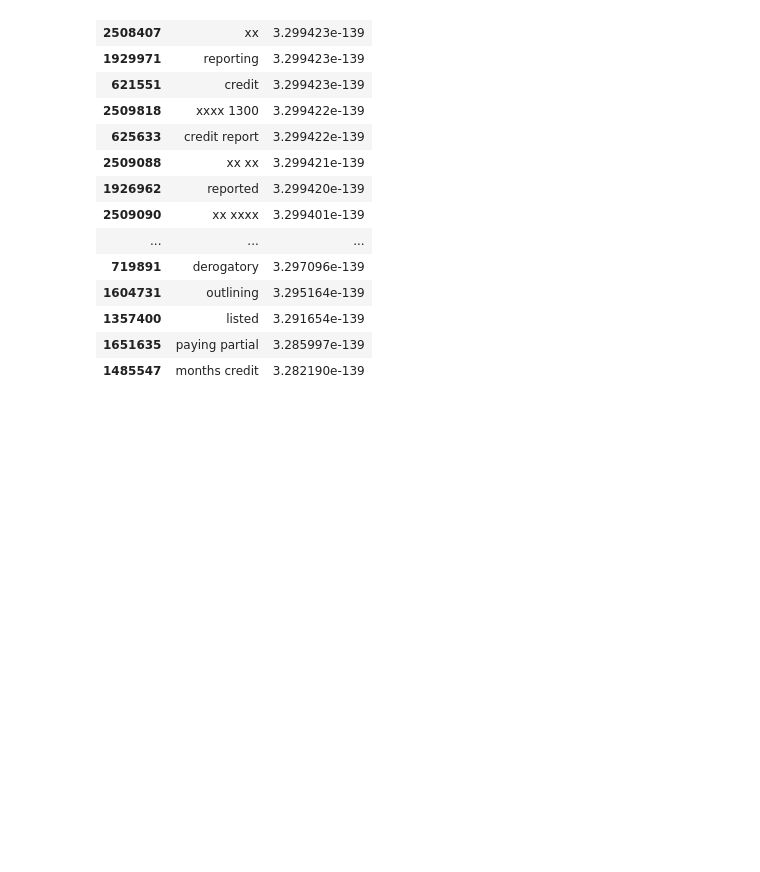
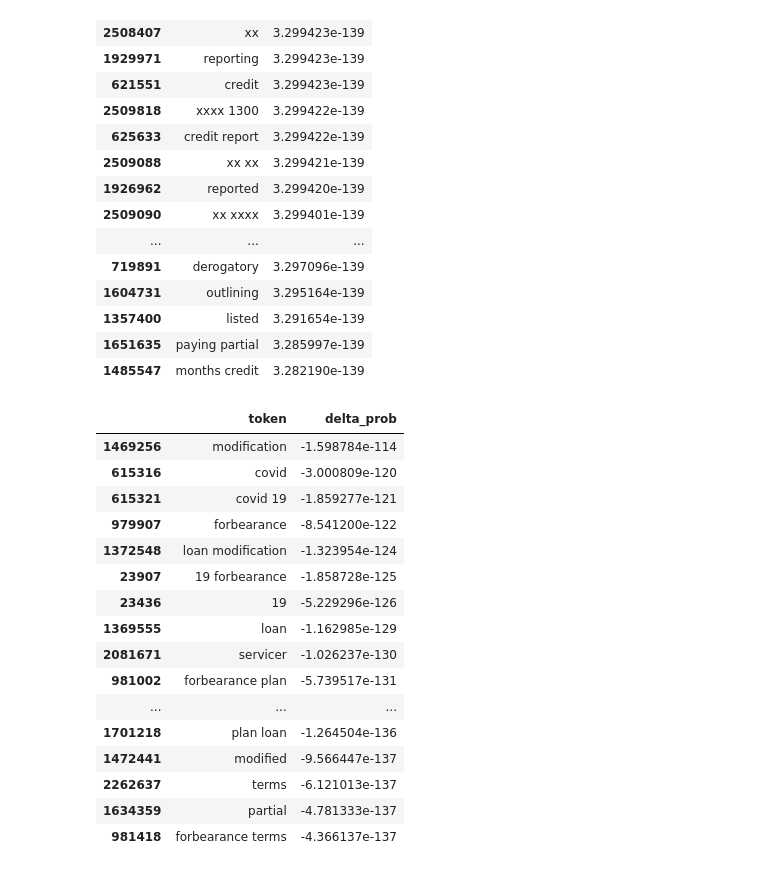
Before and after one commit to ballir27/cfpb-classification, a Jupyter notebook: AB-count_vectorizer.ipynb, the cells around one changed output. Drawn from its saved outputs; the diff is of its cells as text; code cells hidden in the pictures; blank space fills up the shorter version.

Commit message:
Added classification reports and more to explainability

```diff
--- a/AB-count_vectorizer.ipynb
+++ b/AB-count_vectorizer.ipynb
@@ -366,3 +383,23 @@ explain.sort_values('delta_prob', ascending=False).head(25)
 | 1357400 | listed | 3.291654e-139 |
 | 1651635 | paying partial | 3.285997e-139 |
 | 1485547 | months credit | 3.282190e-139 |
+# %%
+explain.sort_values('delta_prob', ascending=True).head(25)
+# %% [output]
+|  | token | delta_prob |
+| 1469256 | modification | -1.598784e-114 |
+| 615316 | covid | -3.000809e-120 |
+| 615321 | covid 19 | -1.859277e-121 |
+| 979907 | forbearance | -8.541200e-122 |
+| 1372548 | loan modification | -1.323954e-124 |
+| 23907 | 19 forbearance | -1.858728e-125 |
+| 23436 | 19 | -5.229296e-126 |
+| 1369555 | loan | -1.162985e-129 |
+| 2081671 | servicer | -1.026237e-130 |
+| 981002 | forbearance plan | -5.739517e-131 |
+| ... | ... | ... |
+| 1701218 | plan loan | -1.264504e-136 |
+| 1472441 | modified | -9.566447e-137 |
+| 2262637 | terms | -6.121013e-137 |
+| 1634359 | partial | -4.781333e-137 |
+| 981418 | forbearance terms | -4.366137e-137 |
```
Also changed, not shown: parts of 2 cells of this notebook, 2 other files.
